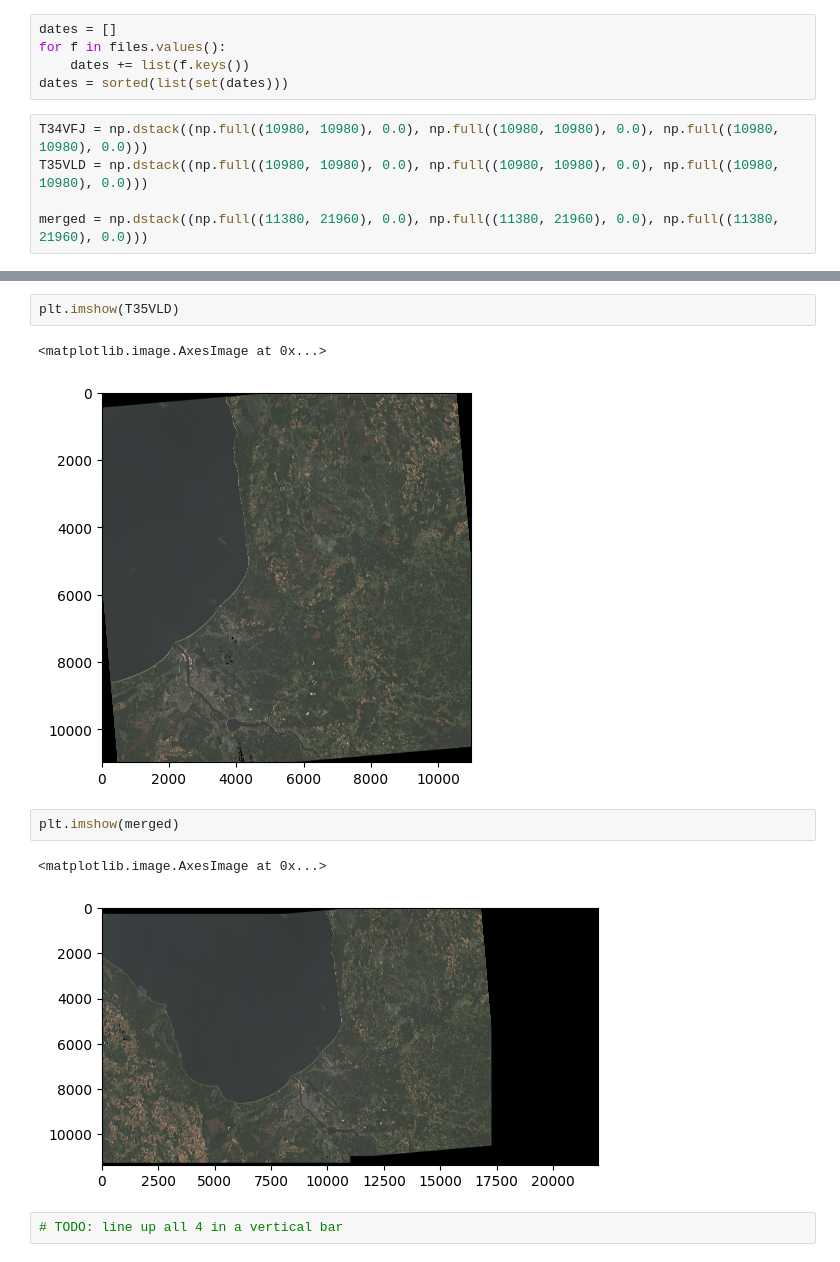
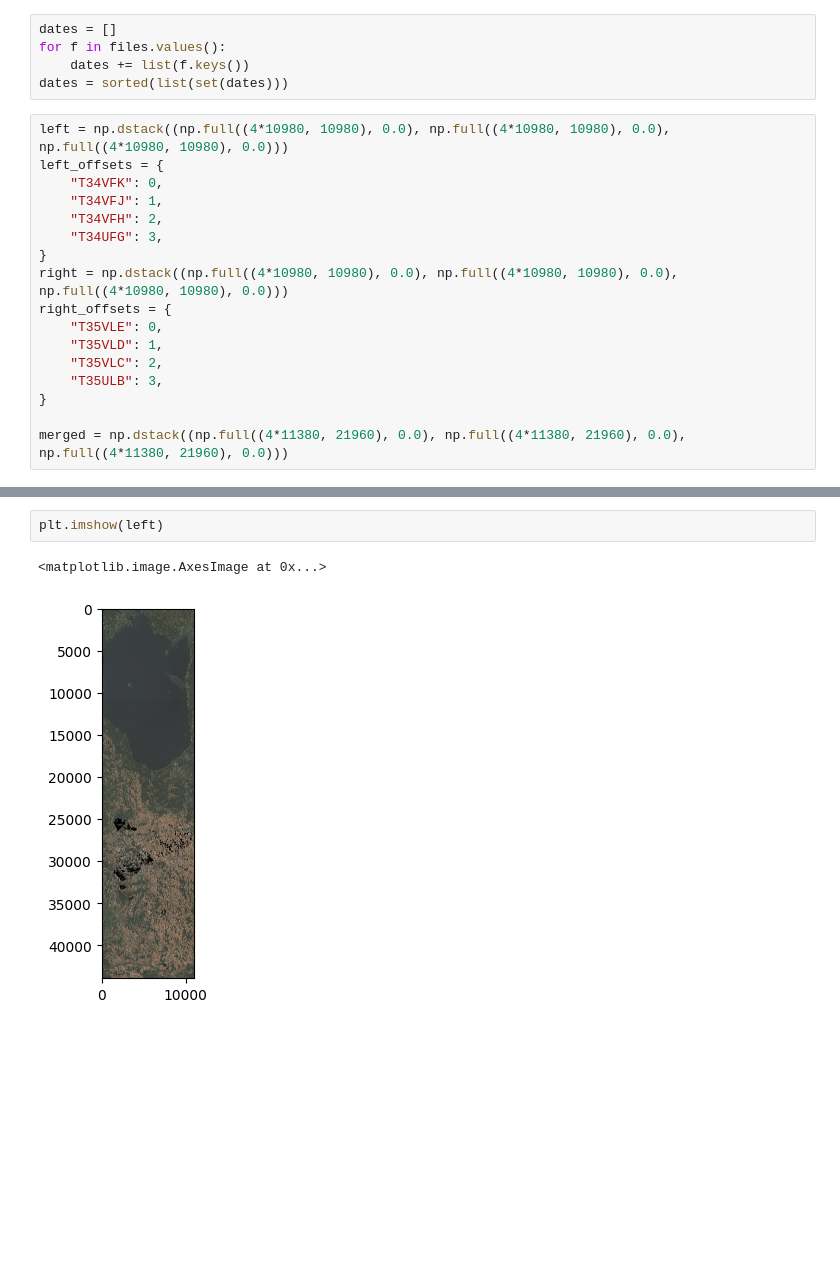
Before and after one commit to kristapsbe/bulbulis, a Jupyter notebook: notebooks/20250405_t34_t35_alignment.ipynb, the cells around one changed output, grey strips where cells are left out. Cells and saved outputs as stored; diff of their text form; blank space fills up the shorter version.

```diff
--- a/notebooks/20250405_t34_t35_alignment.ipynb
+++ b/notebooks/20250405_t34_t35_alignment.ipynb
@@ -25,10 +25,22 @@ for f in files.values():
     dates += list(f.keys())
 dates = sorted(list(set(dates)))
 # %%
-T34VFJ = np.dstack((np.full((10980, 10980), 0.0), np.full((10980, 10980), 0.0), np.full((10980, 10980), 0.0)))
-T35VLD = np.dstack((np.full((10980, 10980), 0.0), np.full((10980, 10980), 0.0), np.full((10980, 10980), 0.0)))
+left = np.dstack((np.full((4*10980, 10980), 0.0), np.full((4*10980, 10980), 0.0), np.full((4*10980, 10980), 0.0)))
+left_offsets = {
+    "T34VFK": 0,
+    "T34VFJ": 1,
+    "T34VFH": 2,
+    "T34UFG": 3,
+}
+right = np.dstack((np.full((4*10980, 10980), 0.0), np.full((4*10980, 10980), 0.0), np.full((4*10980, 10980), 0.0)))
+right_offsets = {
+    "T35VLE": 0,
+    "T35VLD": 1,
+    "T35VLC": 2,
+    "T35ULB": 3,
+}
 
-merged = np.dstack((np.full((11380, 21960), 0.0), np.full((11380, 21960), 0.0), np.full((11380, 21960), 0.0)))
+merged = np.dstack((np.full((4*11380, 21960), 0.0), np.full((4*11380, 21960), 0.0), np.full((4*11380, 21960), 0.0)))
 # %%
 gain = 2
 
@@ -97,12 +113,5 @@ plt.imshow(T34VFJ)
-# %%
-plt.imshow(T35VLD)
-# %% [output]
-<matplotlib.image.AxesImage at 0x...>
-[figure, removed]
-# %%
-plt.imshow(merged)
-# %% [output]
-<matplotlib.image.AxesImage at 0x...>
-[figure, removed]
-# %%
-# TODO: line up all 4 in a vertical bar
+# %%
+plt.imshow(left)
+# %% [output]
+<matplotlib.image.AxesImage at 0x...>
+[figure, added]
```
Also changed, not shown: parts of 4 cells of this notebook, 1 other file.
